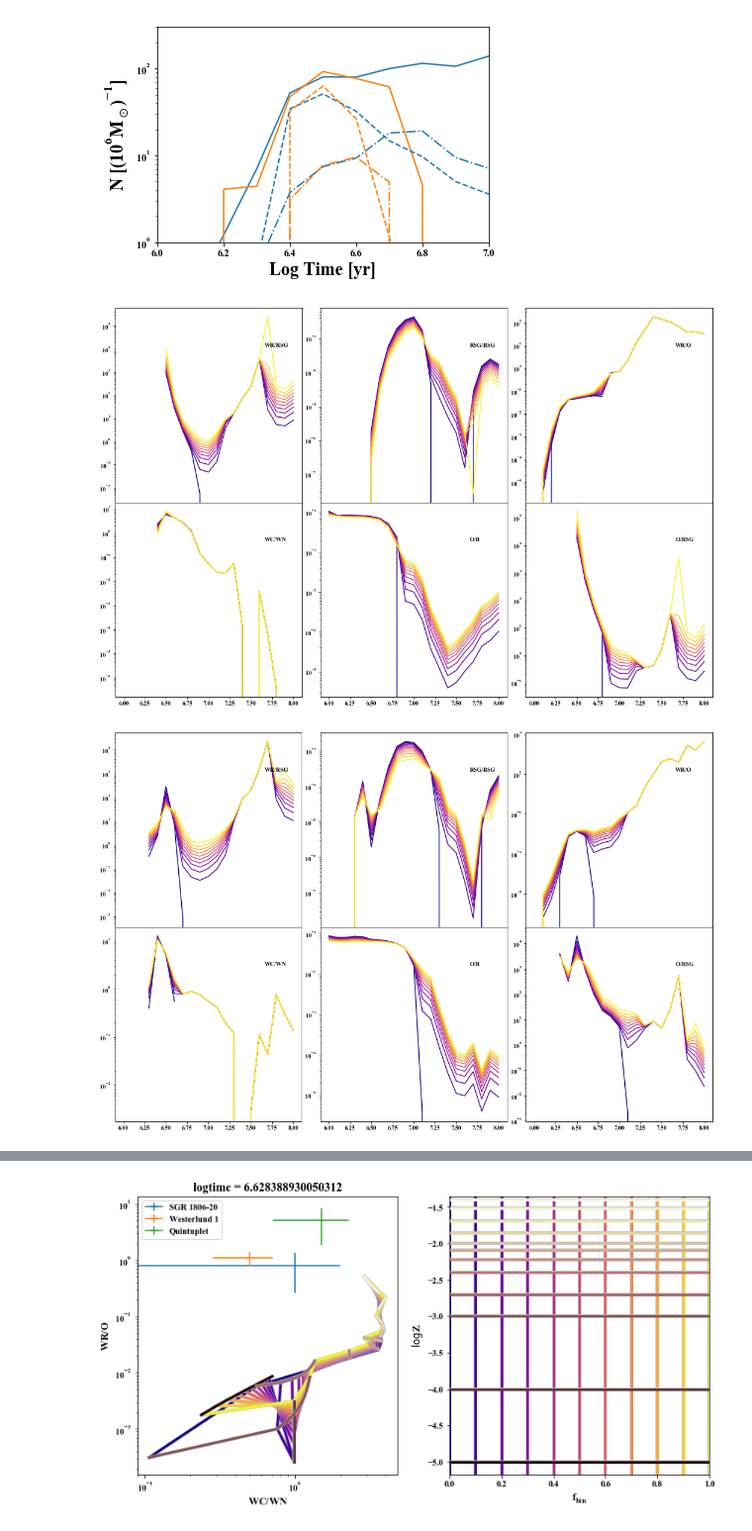
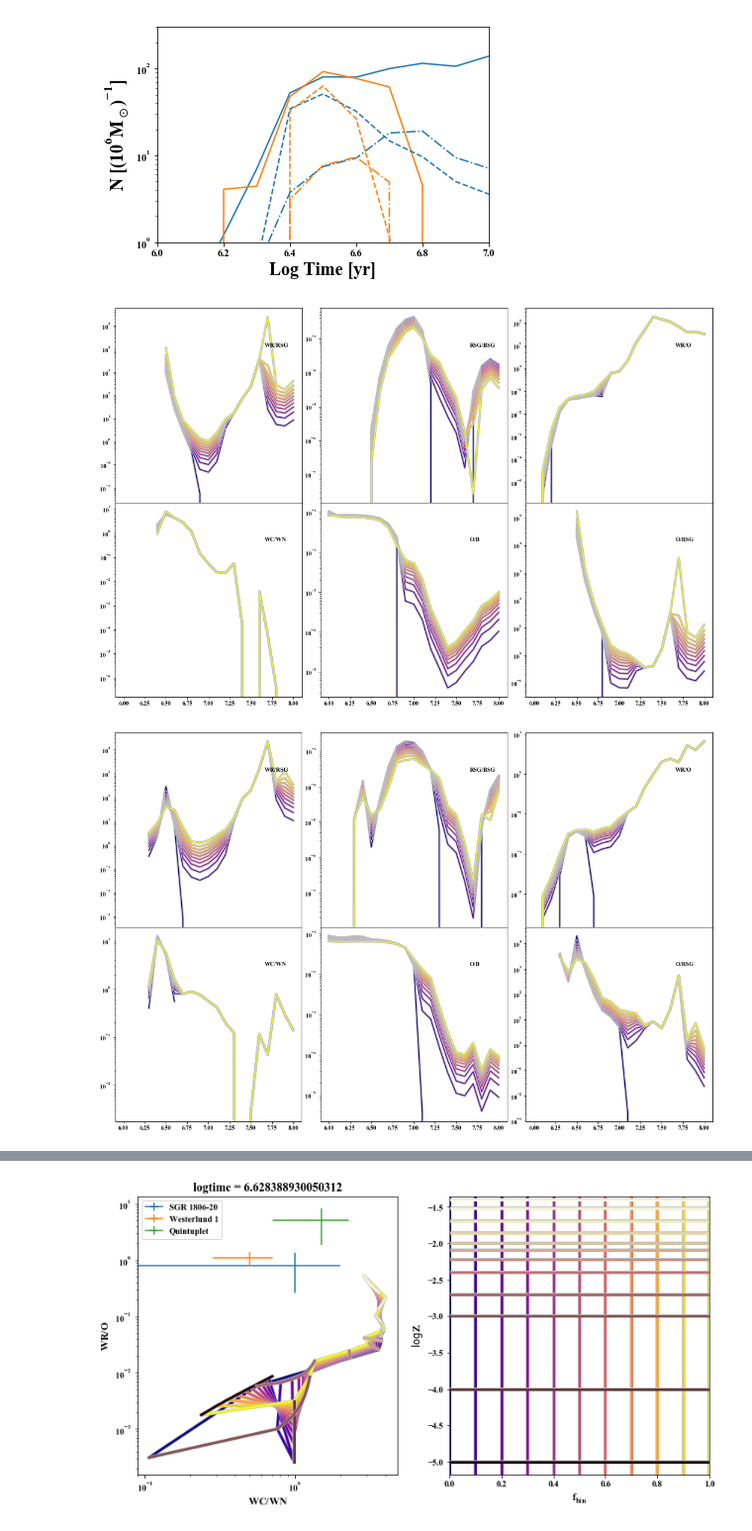
Before and after one commit to tzdwi/Diagnostics, a Jupyter notebook: code/diagnostics.ipynb, the cells around one changed output, grey strips where cells are left out. Shown at 99% size. Cells and saved outputs as stored; diff of their text form; code cells hidden in the pictures.

Commit message:
added constraints onto ratio plots, to make them WAY less messy

```diff
--- a/code/diagnostics.ipynb
+++ b/code/diagnostics.ipynb
@@ -313,12 +313,12 @@ fig.subplots_adjust(wspace=0.1,hspace=0)
 plt.setp([a.get_xticklabels() for a in [ax1,ax2,ax3]], visible=False)
 
 for f_bin in f_bins:
-    ax1.plot(ts,[get_ratio_at_parameter('WR/RSG','z014',t,f_bin) for t in ts],c=bcmap(f_bin))
-    ax2.plot(ts,[get_ratio_at_parameter('RSG/BSG','z014',t,f_bin) for t in ts],c=bcmap(f_bin))
-    ax3.plot(ts,[get_ratio_at_parameter('WR/O','z014',t,f_bin) for t in ts],c=bcmap(f_bin))
-    ax4.plot(ts,[get_ratio_at_parameter('WC/WN','z014',t,f_bin) for t in ts],c=bcmap(f_bin))
-    ax5.plot(ts,[get_ratio_at_parameter('O/B','z014',t,f_bin) for t in ts],c=bcmap(f_bin))
-    ax6.plot(ts,[get_ratio_at_parameter('O/RSG','z014',t,f_bin) for t in ts],c=bcmap(f_bin))
+    ax1.plot(ts,[get_ratio_at_parameter('WR/RSG','z014',t,f_bin) for t in ts],c=bcmap(f_bin),path_effects=[pe.Stroke(linewidth=4, foreground='0.75'), pe.Normal()])
+    ax2.plot(ts,[get_ratio_at_parameter('RSG/BSG','z014',t,f_bin) for t in ts],c=bcmap(f_bin),path_effects=[pe.Stroke(linewidth=4, foreground='0.75'), pe.Normal()])
+    ax3.plot(ts,[get_ratio_at_parameter('WR/O','z014',t,f_bin) for t in ts],c=bcmap(f_bin),path_effects=[pe.Stroke(linewidth=4, foreground='0.75'), pe.Normal()])
+    ax4.plot(ts,[get_ratio_at_parameter('WC/WN','z014',t,f_bin) for t in ts],c=bcmap(f_bin),path_effects=[pe.Stroke(linewidth=4, foreground='0.75'), pe.Normal()])
+    ax5.plot(ts,[get_ratio_at_parameter('O/B','z014',t,f_bin) for t in ts],c=bcmap(f_bin),path_effects=[pe.Stroke(linewidth=4, foreground='0.75'), pe.Normal()])
+    ax6.plot(ts,[get_ratio_at_parameter('O/RSG','z014',t,f_bin) for t in ts],c=bcmap(f_bin),path_effects=[pe.Stroke(linewidth=4, foreground='0.75'), pe.Normal()])
 
 for ax in [ax1,ax2,ax3,ax4,ax5,ax6]:
     ax.set(yscale='log')
@@ -332,44 +332,44 @@ ax6.annotate('O/RSG', xy=(0,0), xycoords='axes fraction', xytext=(0.8, 0.8), tex
 
 plt.savefig('../plots/z014_ratios_comp.eps')
 # %% [output]
-[figure, old version]
+[figure, new version]
 # %%
-#Let's do the same thing for six ratios: WR/RSG, RSG/BSG, WR/O, WC/WN, O/B, WN/WR
+#Now SMC-metallicity
 fig = plt.figure(figsize=(18,12))
 labax = fig.add_subplot(111)
 ax1 = fig.add_subplot(231)
 ax2 = fig.add_subplot(232,sharex=ax1)
 ax3 = fig.add_subplot(233,sharex=ax1)
 ax4 = fig.add_subplot(234,sharex=ax1)
 ax5 = fig.add_subplot(235,sharex=ax1)
 ax6 = fig.add_subplot(236,sharex=ax1)
 labax.spines['top'].set_color('none')
 labax.spines['bottom'].set_color('none')
 labax.spines['left'].set_color('none')
 labax.spines['right'].set_color('none')
 labax.tick_params(labelcolor='w', top='off', bottom='off', left='off', right='off')
 fig.subplots_adjust(wspace=0.1,hspace=0)
 plt.setp([a.get_xticklabels() for a in [ax1,ax2,ax3]], visible=False)
 
 for f_bin in f_bins:
-    ax1.plot(ts,[get_ratio_at_parameter('WR/RSG','z002',t,f_bin) for t in ts],c=bcmap(f_bin))
-    ax2.plot(ts,[get_ratio_at_parameter('RSG/BSG','z002',t,f_bin) for t in ts],c=bcmap(f_bin))
-    ax3.plot(ts,[get_ratio_at_parameter('WR/O','z002',t,f_bin) for t in ts],c=bcmap(f_bin))
-    ax4.plot(ts,[get_ratio_at_parameter('WC/WN','z002',t,f_bin) for t in ts],c=bcmap(f_bin))
-    ax5.plot(ts,[get_ratio_at_parameter('O/B','z002',t,f_bin) for t in ts],c=bcmap(f_bin))
-    ax6.plot(ts,[get_ratio_at_parameter('O/RSG','z002',t,f_bin) for t in ts],c=bcmap(f_bin))
+    ax1.plot(ts,[get_ratio_at_parameter('WR/RSG','z002',t,f_bin) for t in ts],c=bcmap(f_bin),path_effects=[pe.Stroke(linewidth=4, foreground='0.75'), pe.Normal()])
+    ax2.plot(ts,[get_ratio_at_parameter('RSG/BSG','z002',t,f_bin) for t in ts],c=bcmap(f_bin),path_effects=[pe.Stroke(linewidth=4, foreground='0.75'), pe.Normal()])
+    ax3.plot(ts,[get_ratio_at_parameter('WR/O','z002',t,f_bin) for t in ts],c=bcmap(f_bin),path_effects=[pe.Stroke(linewidth=4, foreground='0.75'), pe.Normal()])
+    ax4.plot(ts,[get_ratio_at_parameter('WC/WN','z002',t,f_bin) for t in ts],c=bcmap(f_bin),path_effects=[pe.Stroke(linewidth=4, foreground='0.75'), pe.Normal()])
+    ax5.plot(ts,[get_ratio_at_parameter('O/B','z002',t,f_bin) for t in ts],c=bcmap(f_bin),path_effects=[pe.Stroke(linewidth=4, foreground='0.75'), pe.Normal()])
+    ax6.plot(ts,[get_ratio_at_parameter('O/RSG','z002',t,f_bin) for t in ts],c=bcmap(f_bin),path_effects=[pe.Stroke(linewidth=4, foreground='0.75'), pe.Normal()])
 
 for ax in [ax1,ax2,ax3,ax4,ax5,ax6]:
     ax.set(yscale='log')
 
 ax1.annotate('WR/RSG', xy=(0,0), xycoords='axes fraction', xytext=(0.8, 0.8), textcoords='axes fraction')
 ax2.annotate('RSG/BSG', xy=(0,0), xycoords='axes fraction', xytext=(0.8, 0.8), textcoords='axes fraction')
 ax3.annotate('WR/O', xy=(0,0), xycoords='axes fraction', xytext=(0.8, 0.8), textcoords='axes fraction')
 ax4.annotate('WC/WN', xy=(0,0), xycoords='axes fraction', xytext=(0.8, 0.8), textcoords='axes fraction')
 ax5.annotate('O/B', xy=(0,0), xycoords='axes fraction', xytext=(0.8, 0.8), textcoords='axes fraction')
 ax6.annotate('O/RSG', xy=(0,0), xycoords='axes fraction', xytext=(0.8, 0.8), textcoords='axes fraction')
 
 plt.savefig('../plots/z002_ratios_comp.eps')
 # %% [output]
-[figure, old version]
+[figure, new version]
 # %%
```
Also changed, not shown: parts of 3 cells of this notebook, 8 other files.
